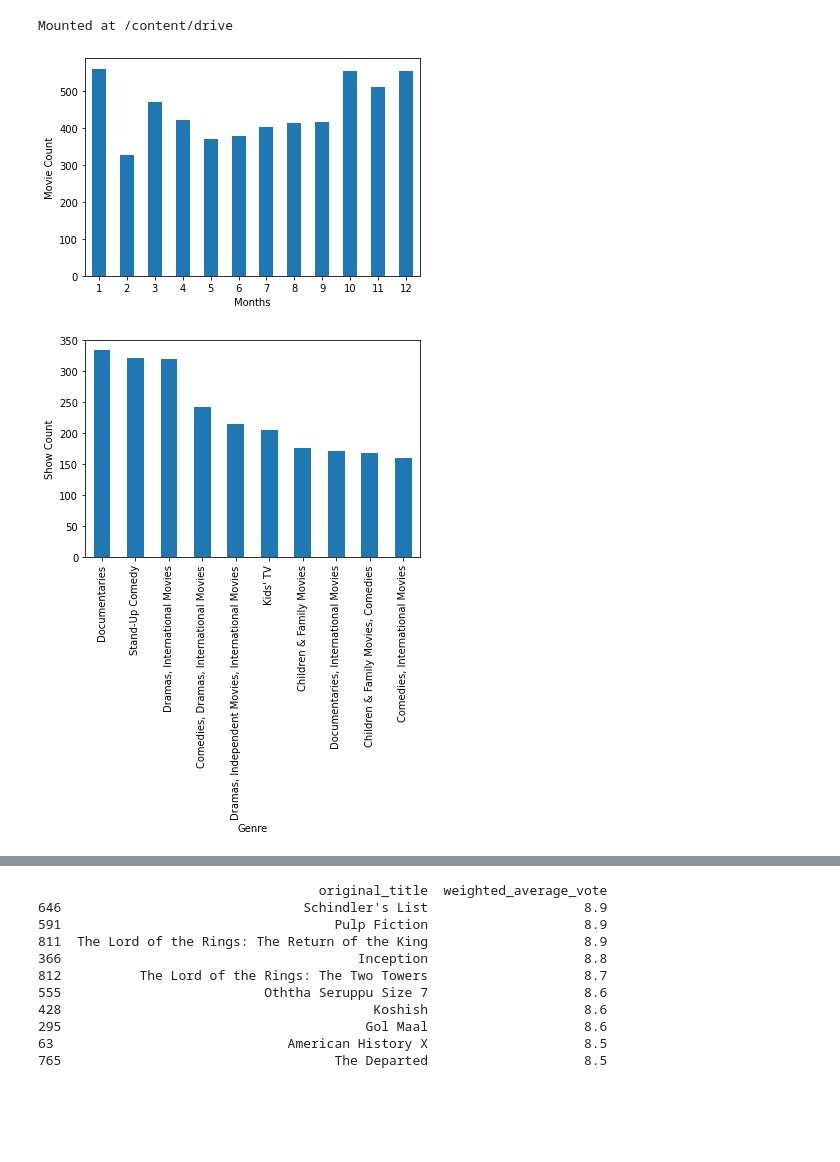
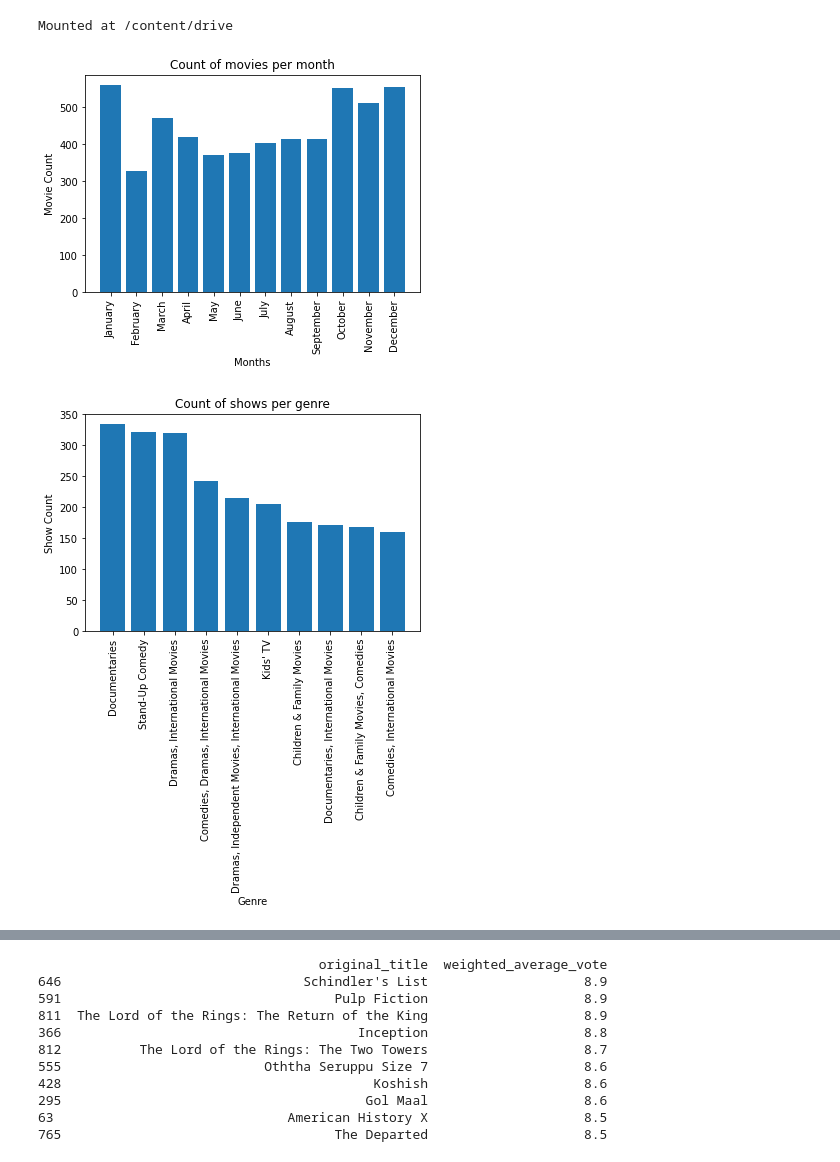
Before and after one commit to Uni-2018-n/tede_1, a Jupyter notebook: que_7-11.ipynb, the cells around one changed output, grey strips where cells are left out. Saved outputs shown, nothing was run; the diff lists cells and outputs as text; code cells hidden in the pictures; blank space fills up the shorter version.

```diff
--- a/que_7-11.ipynb
+++ b/que_7-11.ipynb
@@ -17,26 +17,33 @@ imdbratings = pd.read_csv('data/IMDb ratings.csv')
 # %%
 def ex_7():
     df = netflix.dropna(subset=['type', 'date_added', 'show_id'])
     movies = df[df['type'] == "Movie"]
-    months = movies.groupby(pd.DatetimeIndex(movies['date_added']).month)['show_id'].count()
-    ax= months.plot(kind="bar", rot=0)
-    ax.set_xlabel("Months")
-    ax.set_ylabel("Movie Count")
+    months = movies.groupby(pd.DatetimeIndex(movies['date_added']).month).agg(count_col=pd.NamedAgg(column='show_id', aggfunc="count"))
+    plt.title("Count of movies per month")
+    plt.xlabel("Months")
+    plt.ylabel("Movie Count")
+    positions=(1,2,3,4,5,6,7,8,9,10,11,12)
+    labels=("January", "February", "March", "April", "May", "June", "July", "August", "September", "October", "November", "December")
+    plt.xticks(positions, labels, rotation=90)
+    plt.bar(months.index, months['count_col'])
+    plt.show()
 ex_7()
 # %% [output]
-[figure, old version]
+[figure, new version]
 # %%
-def ex_8(): #TODO
+def ex_8(): #TODO: check if genres are correct
     df= netflix.dropna(subset=['listed_in', 'show_id'])
-    genre = df.groupby(by=["listed_in"])['show_id'].count()
-    genre= genre.sort_values(ascending=False)
-    # print(genre)
-    ax= genre.head(10).plot(kind='bar')
-    ax.set_xlabel("Genre")
-    ax.set_ylabel("Show Count") #TODO: show? film?
+    genre = df.groupby(by=["listed_in"]).agg(count_col=pd.NamedAgg(column='show_id', aggfunc="count"))
+    genre= genre.sort_values(by='count_col',ascending=False).head(10)
+    plt.title("Count of shows per genre")
+    plt.xlabel("Genre")
+    plt.ylabel("Show Count") #TODO: show? film?
+    plt.xticks(rotation=90)
+    plt.bar(genre.index, genre['count_col'])
+    plt.show()
 ex_8()
 # %% [output]
-[figure, old version]
+[figure, new version]
 # %%
 def ex_9_a(n):
     #skino8etes ana xwra, me n prwtoys skino8etes
```
Also changed, not shown: parts of 3 cells of this notebook.
